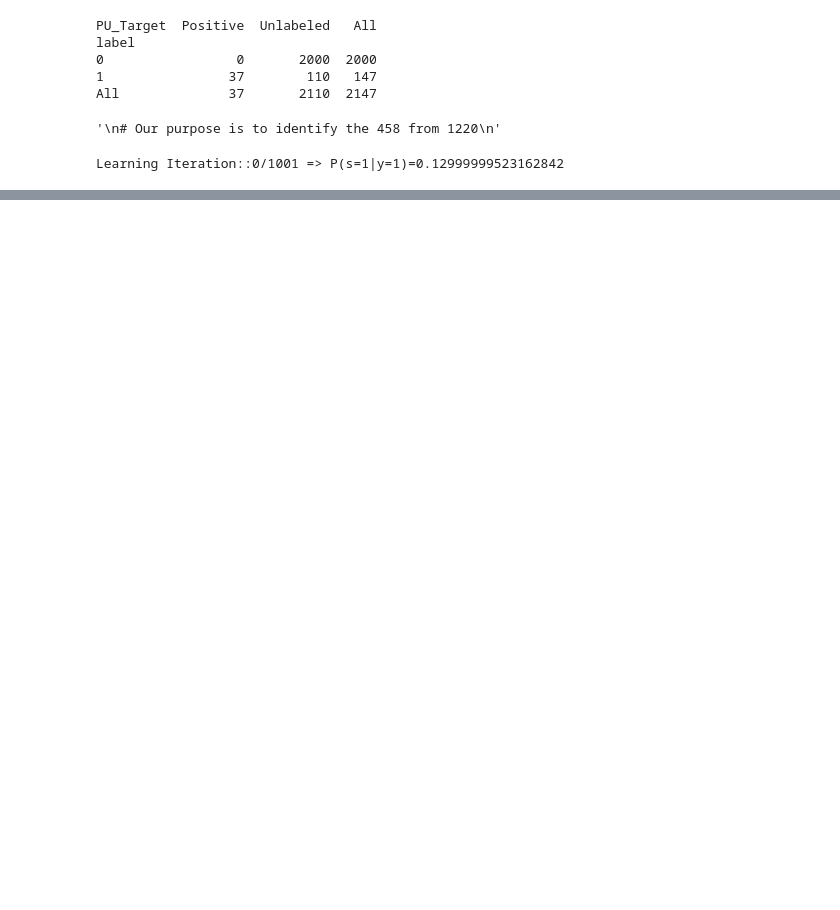
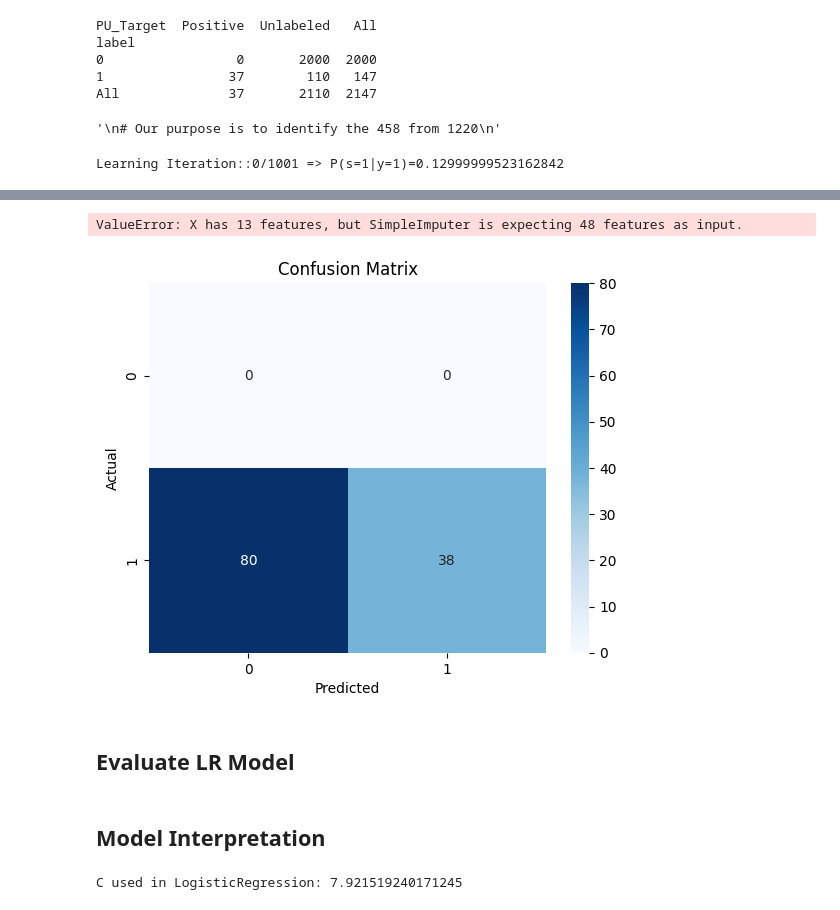
Before and after one commit to cayasryan/MicropowerSolarSuitability, a Jupyter notebook: 03_modeling/model_v2.ipynb, the cells around one changed output, grey strips where cells are left out. Drawn from its saved outputs; the diff is of its cells as text; code cells hidden in the pictures; blank space fills up the shorter version.

```diff
--- a/03_modeling/model_v2.ipynb
+++ b/03_modeling/model_v2.ipynb
@@ -790,0 +1503,9 @@ plt.show()
+# %%
+data2 = pd.read_csv("../00_data/pv features for model v2.5.csv")
+
+# Rename Site ID as id
+data2.rename(columns={"Site ID": "id"}, inplace=True)
+
+# Add label of 1 to all rows in data2
+data2["label"] = pd.Series([1] * len(data2), index=data2.index)
+data2
@@ -790,0 +1654,57 @@ plt.show()
+# %%
+X_test = df_final.iloc[:,1:] # just the X
+y_test = df_final.iloc[:,0]
+# %%
+from sklearn.metrics import accuracy_score, precision_score, recall_score, f1_score, roc_auc_score
+
+# Predict labels
+# y_pred = model_pipeline.predict(X_test)
+
+# # Predict probabilities if needed (for ROC AUC)
+# y_proba = model_pipeline.predict_proba(X_test)[:, 1]
+
+# Select the same numeric columns from X_test
+numeric_cols = X_test.select_dtypes(include='number').columns
+X_test_numeric = X_test[numeric_cols]
+
+# Predict using the trained model
+y_pred = model.predict(X_test_numeric)
+
+# Metrics
+print("Accuracy:", accuracy_score(y_test, y_pred))
+print("Precision:", precision_score(y_test, y_pred))
+print("Recall:", recall_score(y_test, y_pred))
+print("F1 Score:", f1_score(y_test, y_pred))
+# print("ROC AUC:", roc_auc_score(y_test, y_proba))
+# %% [output]
+ValueError: X has 13 features, but SimpleImputer is expecting 48 features as input.
+# %%
+from sklearn.metrics import confusion_matrix
+import seaborn as sns
+import matplotlib.pyplot as plt
+
+cm = confusion_matrix(y_test, y_pred)
+sns.heatmap(cm, annot=True, fmt='d', cmap='Blues')
+plt.xlabel("Predicted")
+plt.ylabel("Actual")
+plt.title("Confusion Matrix")
+plt.show()
+# %% [output]
+[figure, added]
+# %% [markdown]
+## Evaluate LR Model
+# %% [markdown]
+## Model Interpretation
+# %%
+import joblib
+
+# Load the model
+model = joblib.load("logreg_pu_pipeline.joblib")
+
+# Access the logistic regression step
+logreg = model.named_steps["clf"]
+
+# Print the C parameter
+print("C used in LogisticRegression:", logreg.C)
+# %% [output]
+C used in LogisticRegression: 7.921519240171245
```
Also changed, not shown: parts of 59 cells of this notebook, 7 other files.
